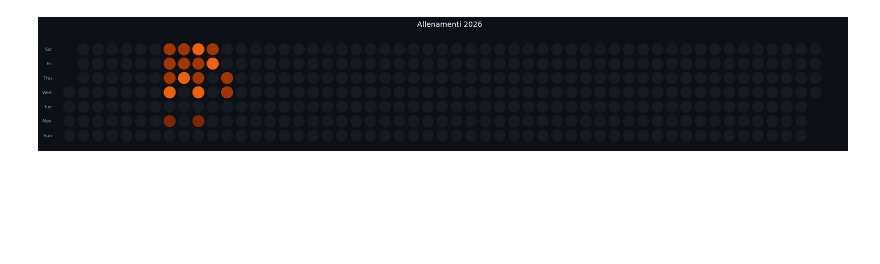
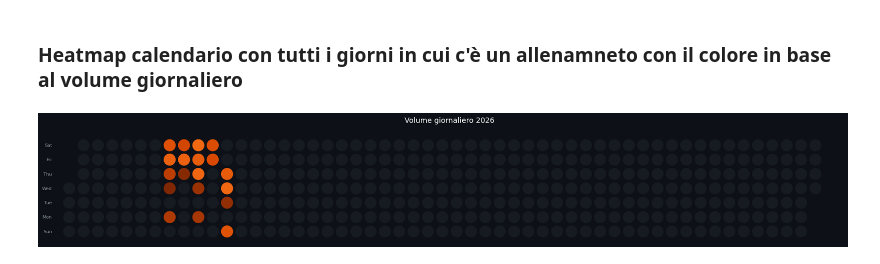
Before and after one commit to santinellistefano2003-png/Fitness-Tracker, a Jupyter notebook: Dashboard Workout.ipynb, the cells around one changed output. Saved outputs shown, nothing was run; the diff lists cells and outputs as text; code cells hidden in the pictures; blank space fills up the shorter version.

```diff
--- a/Dashboard Workout.ipynb
+++ b/Dashboard Workout.ipynb
@@ -157,4 +170,0 @@ sns.barplot(x='Muscle', y='Volume', data=df, estimator=sum, errorbar=None)
-# %%
-#matrice heatmap con i giorni in cui mi sono allenato su tutto l'anno 2026
-df['Date'] = pd.to_datetime(df['Date'])
-df['Day'] = df['Date'].dt.day
@@ -164,60 +171,52 @@ df['Day'] = df['Date'].dt.day
+# %% [markdown]
+### Heatmap calendario con tutti i giorni in cui c'è un allenamneto con il colore in base al volume giornaliero
 # %%
-# GitHub-style contribution heatmap per day for 2026
-
 df['Date'] = pd.to_datetime(df['Date'])
 train_2026 = df[df['Date'].dt.year == 2026].copy()
 
-# counts per date
-daily_counts = train_2026.groupby('Date').size().reset_index(name='workouts')
+# Somma del volume per giorno invece del conteggio
+daily_counts = train_2026.groupby('Date')['Volume'].sum().reset_index(name='volume')
 
 # full 2026 calendar
 calendar = pd.DataFrame({'Date': pd.date_range('2026-01-01', '2026-12-31', freq='D')})
 calendar = calendar.merge(daily_counts, on='Date', how='left')
-calendar['workouts'] = calendar['workouts'].fillna(0).astype(int)
+calendar['volume'] = calendar['volume'].fillna(0).astype(float)
 
-# Offset: il 1° gennaio 2026 era giovedì (weekday=3)
-# Le prime celle Mon/Tue/Wed della settimana 0 devono essere NaN
-start_weekday = pd.Timestamp('2026-01-01').weekday()  # 3 = giovedì
-
+start_weekday = pd.Timestamp('2026-01-01').weekday()
 calendar['week'] = ((calendar['Date'] - pd.Timestamp('2026-01-01')).dt.days + start_weekday) // 7
 calendar['weekday'] = calendar['Date'].dt.weekday
 
-
-heatmap_data = calendar.pivot(index='weekday', columns='week', values='workouts')
-
 fig, ax = plt.subplots(figsize=(20, 4))
-fig.patch.set_facecolor('#0d1117')  # sfondo scuro GitHub-style
+fig.patch.set_facecolor('#0d1117')
 ax.set_facecolor('#0d1117')
 
-# Colori
-max_val = calendar['workouts'].max()
+max_val = calendar['volume'].max()
 cmap = plt.cm.Oranges
 
 for _, row in calendar.iterrows():
     x = row['week']
-    y = 6 - row['weekday']  # inverti per avere Mon in alto
-    val = row['workouts']
+    y = 6 - row['weekday']
+    val = row['volume']
 
     if val == 0:
-        color = '#161b22'  # grigio scuro per giorni vuoti
+        color = '#161b22'
     else:
         color = cmap(0.3 + 0.7 * val / max_val if max_val > 0 else 0.3)
 
     circle = plt.Circle((x, y), 0.4, color=color)
     ax.add_patch(circle)
 
 ax.set_xlim(-1, 54)
 ax.set_ylim(-0.8, 7)
 ax.set_aspect('equal')
 ax.axis('off')
 
-# Labels giorni
 days = ['Sun', 'Mon', 'Tue', 'Wed', 'Thu', 'Fri', 'Sat']
 for i, day in enumerate(days):
     ax.text(-1.2, i, day, color='#8b949e', va='center', ha='right', fontsize=8)
 
-ax.set_title("Allenamenti 2026", color='white', pad=15, fontsize=13)
+ax.set_title("Volume giornaliero 2026", color='white', pad=15, fontsize=13)
 plt.tight_layout()
 plt.show()
 # %% [output]
-[figure, old version]
+[figure, new version]
```
Also changed, not shown: parts of 11 cells of this notebook.
